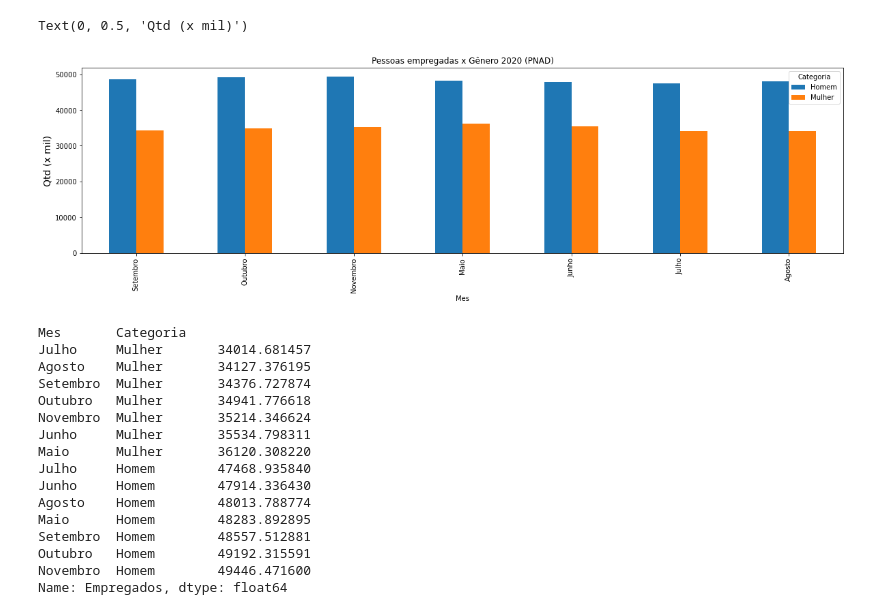
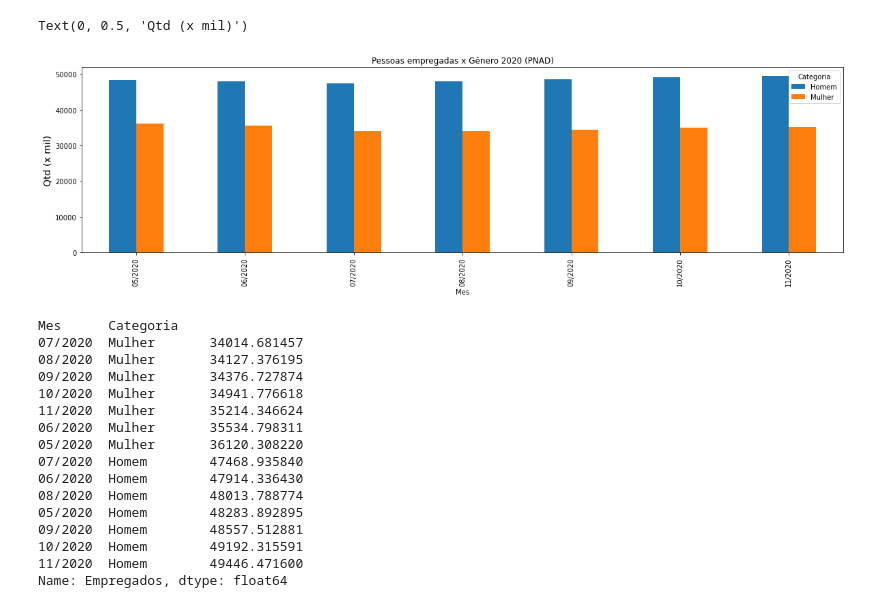
Before and after one commit to BettoFranca/Analise_dados_publicos_Estatisticas_do_Trabalho_na_Pandemia, a Jupyter notebook: Estatisticas_do_Trabalho.ipynb, the cells around one changed output. Saved outputs shown, nothing was run; the diff lists cells and outputs as text; code cells hidden in the pictures.

```diff
--- a/Estatisticas_do_Trabalho.ipynb
+++ b/Estatisticas_do_Trabalho.ipynb
@@ -25,5 +42,8 @@ df.sample(10)
 # %%
+#Troca o nome das colunas
 df.rename(columns={'Variável de abertura 1': 'Variavel',
                    'Categoria de abertura 1': 'Categoria',
-                   'Nível Territorial': 'Territorio'
+                   'Nível Territorial': 'Territorio',
+                   'Maio': '05/2020', 'Junho': '06/2020', 'Julho': '07/2020',
+                   'Agosto': '08/2020', 'Setembro': '09/2020', 'Outubro': '10/2020', 'Novembro': '11/2020'
                   }, inplace=True)
@@ -71,4 +80,5 @@ df.query('Indicador == "Pessoas ocupadas (mil pessoas)" and Territorio == "País
 # %%
-Ocupados = df.query('Indicador == "Pessoas ocupadas (mil pessoas)" and Territorio == "País" ')[['Categoria', 'Variavel', 'Maio',
-    'Junho','Julho','Agosto','Setembro','Outubro','Novembro']].melt(id_vars=["Categoria","Variavel"],
+Ocupados = df.query('Indicador == "Pessoas ocupadas (mil pessoas)" and Territorio == "País" ')[['Categoria', 'Variavel',
+    '05/2020', '06/2020', '07/2020','08/2020','09/2020','10/2020','11/2020']].melt(id_vars=["Categoria","Variavel"],
         var_name="Mes", value_name="Empregados")
+#Esse código cria a variável Ocupados, que traz a quantidade de pessoas empregadas no Brasil no periodo de 05/2020 a 11/2020
@@ -75,28 +90,30 @@ Ocupados = df.query('Indicador == "Pessoas ocupadas (mil pessoas)" and Territori
 # %%
 Ocupados.query('Categoria != "Total1" and Variavel == "Sexo" and Categoria != "Total"').groupby(['Mes',
-                    'Categoria']).Empregados.sum().unstack().sort_values(by = 'Mes', ascending=False).plot(kind='bar', figsize = (20,5),
+                    'Categoria']).Empregados.sum().unstack().sort_values(by = 'Mes', ascending=True).plot(kind='bar', figsize = (20,5),
                         title = 'Pessoas empregadas x Gênero 2020 (PNAD)').set_ylabel('Qtd (x mil)',fontsize=14)
+#Gera o gráfico abaixo a partir da variável Ocupados.
+#O gráfico compara a quantidade de pessoas empregadas por gênero
 # %% [output]
 Text(0, 0.5, 'Qtd (x mil)')
-[figure, old version]
+[figure, new version]
 # %%
 Ocupados.query('Categoria != "Total1" and Variavel == "Sexo" and Categoria != "Total"').groupby(['Mes',
                     'Categoria']).Empregados.sum().sort_values()
 # %% [output]
-Mes       Categoria
-Julho     Mulher       34014.681457
-Agosto    Mulher       34127.376195
-Setembro  Mulher       34376.727874
-Outubro   Mulher       34941.776618
-Novembro  Mulher       35214.346624
-Junho     Mulher       35534.798311
-Maio      Mulher       36120.308220
-Julho     Homem        47468.935840
-Junho     Homem        47914.336430
-Agosto    Homem        48013.788774
-Maio      Homem        48283.892895
-Setembro  Homem        48557.512881
-Outubro   Homem        49192.315591
-Novembro  Homem        49446.471600
+Mes      Categoria
+07/2020  Mulher       34014.681457
+08/2020  Mulher       34127.376195
+09/2020  Mulher       34376.727874
+10/2020  Mulher       34941.776618
+11/2020  Mulher       35214.346624
+06/2020  Mulher       35534.798311
+05/2020  Mulher       36120.308220
+07/2020  Homem        47468.935840
+06/2020  Homem        47914.336430
+08/2020  Homem        48013.788774
+05/2020  Homem        48283.892895
+09/2020  Homem        48557.512881
+10/2020  Homem        49192.315591
+11/2020  Homem        49446.471600
 Name: Empregados, dtype: float64
 # %%
```
Also changed, not shown: parts of 68 cells of this notebook.
